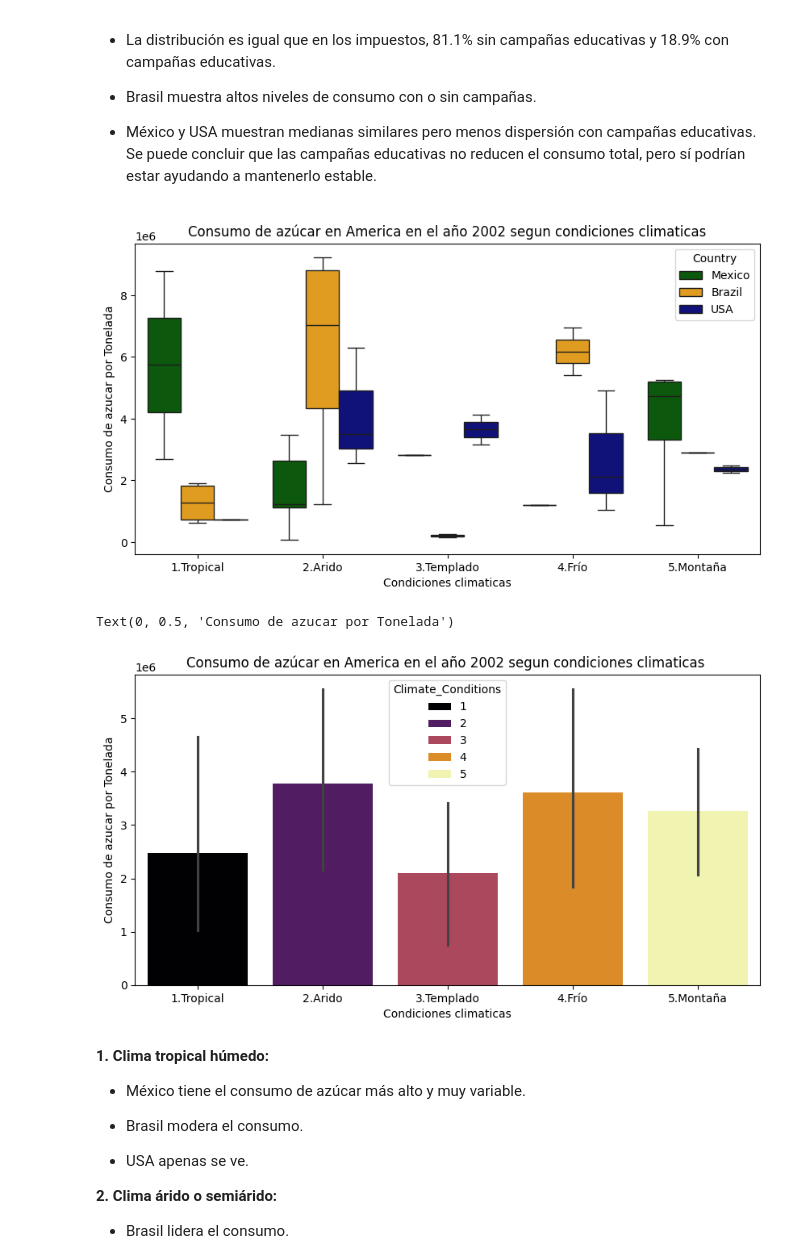
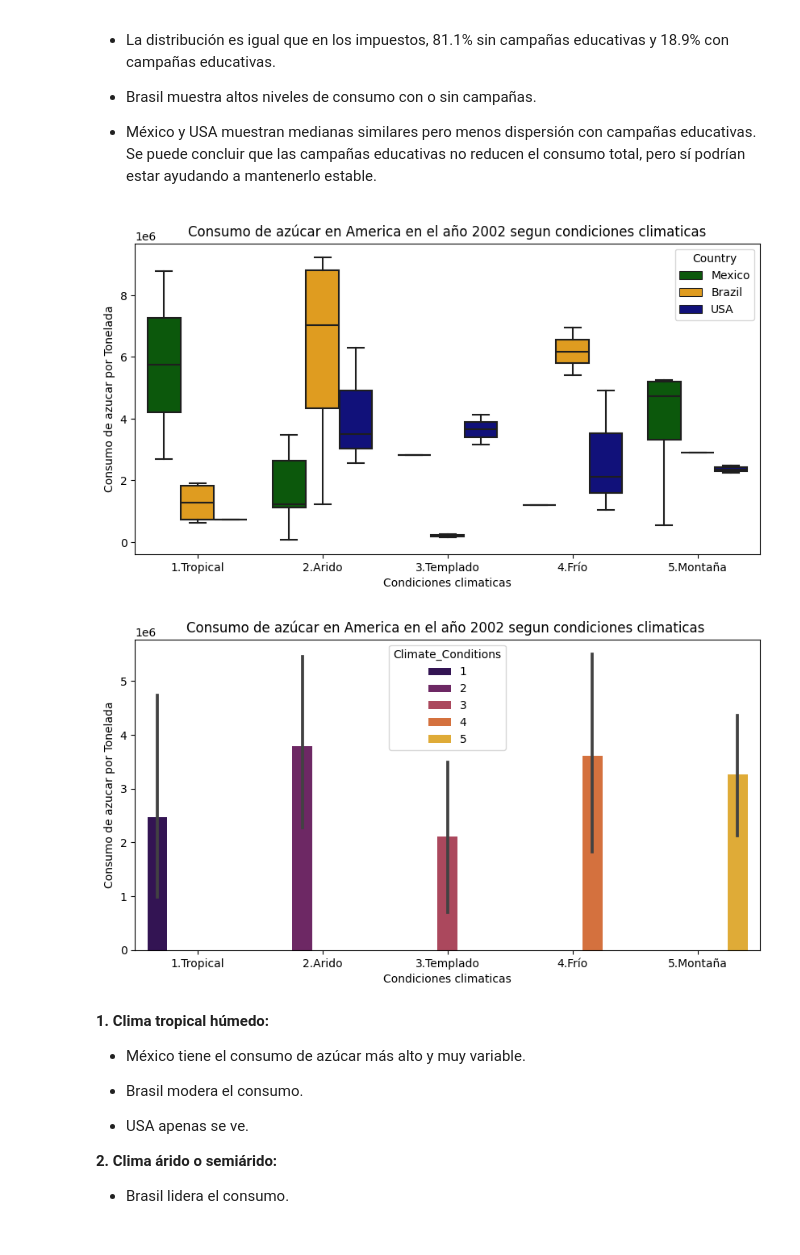
Before and after one commit to Josecass01/proyecto_bootcamps_analisis-de-datos, a Jupyter notebook: Proyecto_Curso.ipynb, the cells around one changed output. Saved outputs shown, nothing was run; the diff lists cells and outputs as text; code cells hidden in the pictures.

```diff
--- a/Proyecto_Curso.ipynb
+++ b/Proyecto_Curso.ipynb
@@ -88,0 +85,3 @@ df = pd.read_csv('/content/drive/MyDrive/Colab Notebooks/sugar_consumption_datas
+# %%
+df = pd.read_csv('sugar_consumption_dataset.csv')
+print(f"Dataset cargado exitosamente. Shape: {df.shape}")
@@ -455,23 +455,23 @@ Se puede concluir que las campañas educativas no reducen el consumo total, pero
 # %%
 df_america_2002.groupby('Climate_Conditions')['Total_Sugar_Consumption'].mean()
 plt.figure(figsize=(10, 5))
 sns.boxplot(data=df_america_2002, x='Climate_Conditions', y='Total_Sugar_Consumption', hue='Country', palette=colores_paises_america)
 plt.title('Consumo de azúcar en America en el año 2002 segun condiciones climaticas')
 plt.xlabel('Condiciones climaticas')
-plt.xticks(['1', '2', '3', '4', '5'], ['1.Tropical', '2.Arido', '3.Templado', '4.Frío', '5.Montaña'])
+plt.xticks([0, 1, 2, 3, 4], ['1.Tropical', '2.Arido', '3.Templado', '4.Frío', '5.Montaña'])
 plt.ylabel('Consumo de azucar por Tonelada')
 plt.show()
 
 plt.figure(figsize=(10, 5))
 sns.barplot(data=df_america_2002, x='Climate_Conditions', y='Total_Sugar_Consumption', palette='inferno', hue='Climate_Conditions')
 plt.title('Consumo de azúcar en America en el año 2002 segun condiciones climaticas ')
-plt.xticks(['1', '2', '3', '4', '5'], ['1.Tropical', '2.Arido', '3.Templado', '4.Frío', '5.Montaña'])
+plt.xticks([0, 1, 2, 3, 4], ['1.Tropical', '2.Arido', '3.Templado', '4.Frío', '5.Montaña'])
 plt.xlabel('Condiciones climaticas')
 plt.ylabel('Consumo de azucar por Tonelada')
+plt.show()
 # %% [output]
-[figure, old version]
+[figure, new version]
-Text(0, 0.5, 'Consumo de azucar por Tonelada')
-[figure, old version]
+[figure, new version]
 # %% [markdown]
 **1. Clima tropical húmedo:**
 
```
Also changed, not shown: parts of 18 cells of this notebook, 1 other file.
